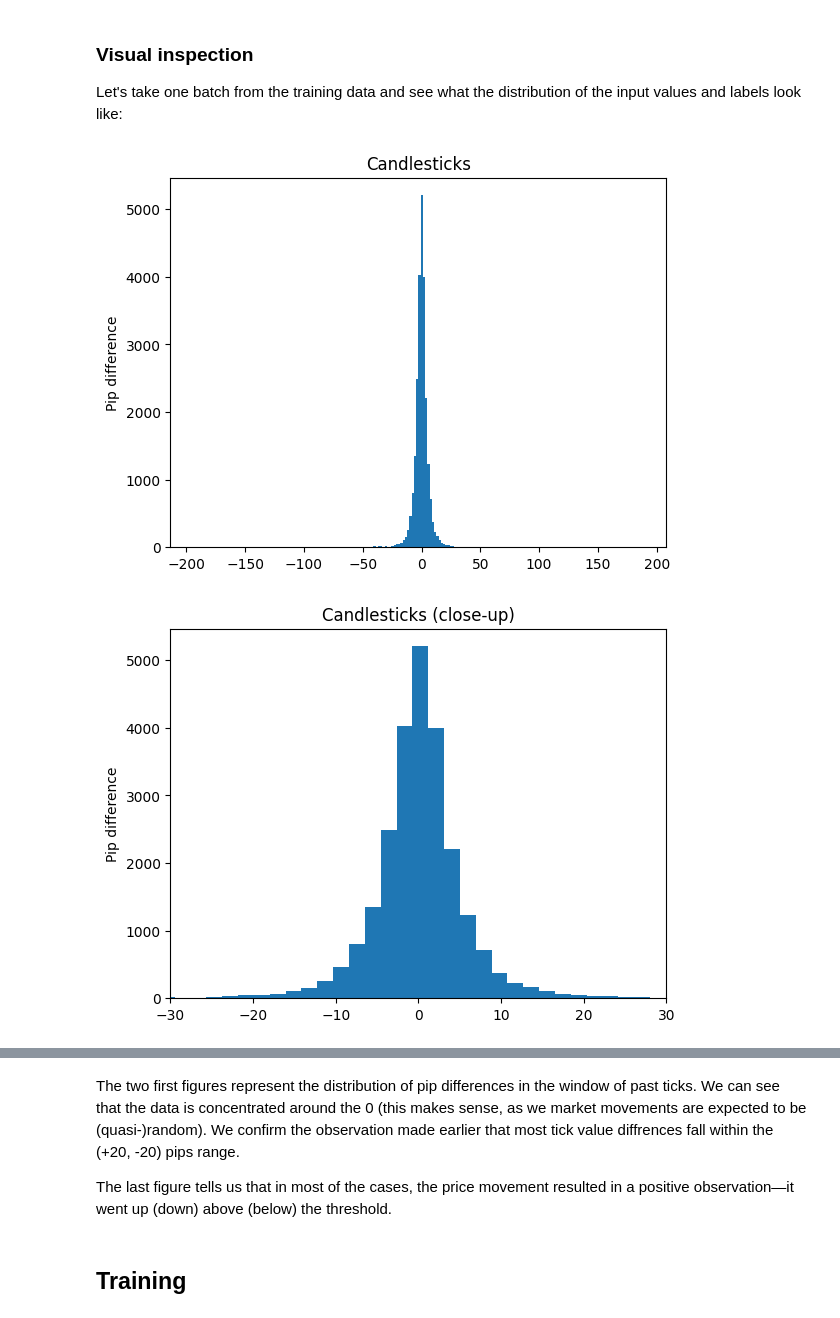
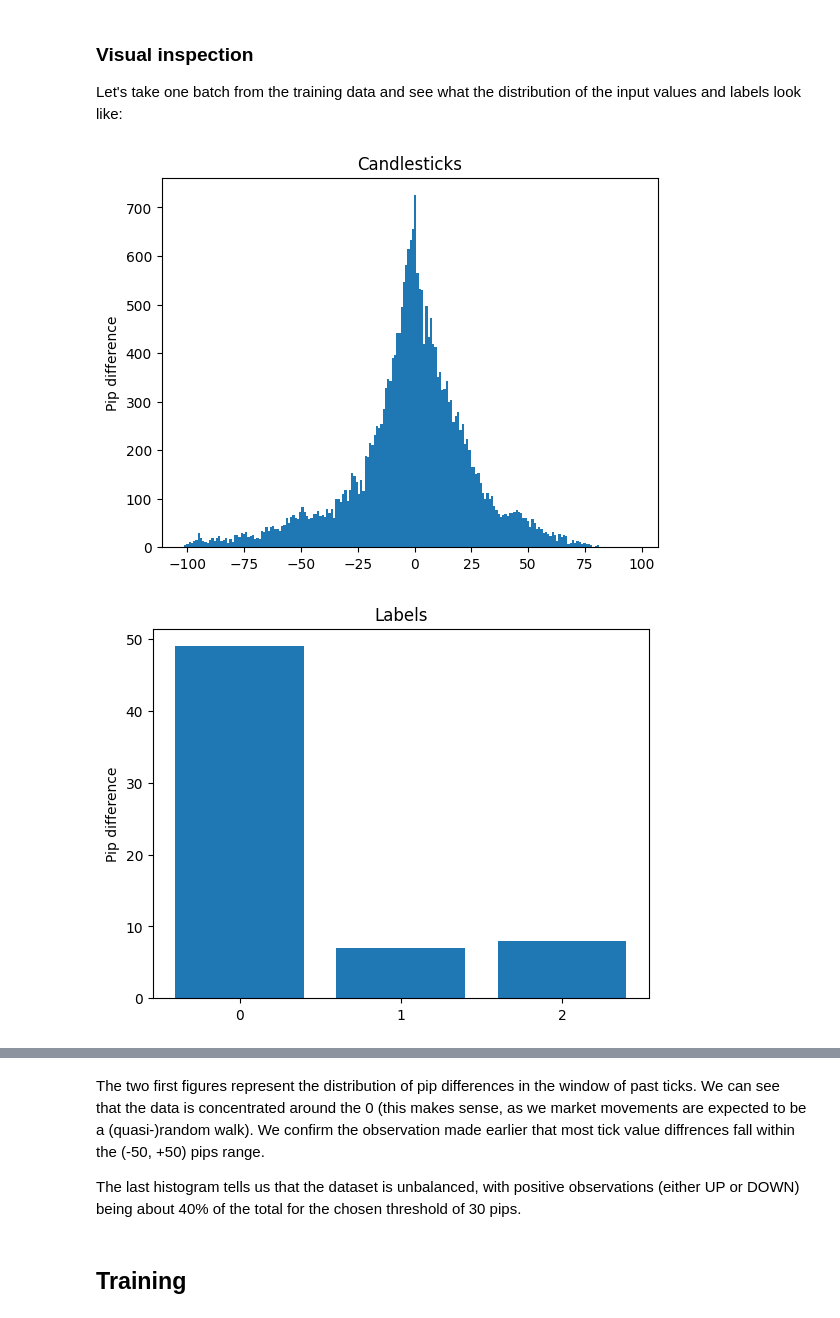
Before and after one commit to omcandido/forex-direction-predictor, a Jupyter notebook: demo.ipynb, the cells around one changed output, grey strips where cells are left out. Cells and saved outputs as stored; diff of their text form; code cells hidden in the pictures.

Commit message:
Change histogram after fixing the toPipDifferences function

```diff
--- a/demo.ipynb
+++ b/demo.ipynb
@@ -130,22 +130,16 @@ Let's take one batch from the training data and see what the distribution of the
 # %%
 x, y = next(iter(train_dataloader))
 
 plt.hist(x.numpy().flatten(), bins=200)
 plt.title('Candlesticks')
 plt.ylabel('Pip difference')
 plt.show()
 
-plt.hist(x.numpy().flatten(), bins=200)
-plt.title('Candlesticks (close-up)')
-plt.ylabel('Pip difference')
-plt.xlim(-30, 30)
-plt.show()
-
 plt.hist(y.numpy().flatten(), bins=np.arange(-0.5, 2.5+1, 1),rwidth=0.8)
 plt.title('Labels')
 plt.ylabel('Pip difference')
 plt.xticks([0, 1, 2])
 plt.show()
 # %% [output]
-[figure, old version]
+[figure, new version]
-[figure, old version]
+[figure, new version]
@@ -153,7 +146,7 @@ plt.show()
 # %% [markdown]
-The two first figures represent the distribution of pip differences in the window of past ticks. We can see that the data is concentrated around the 0 (this makes sense, as we market movements are expected to be (quasi-)random). We confirm the observation made earlier that most tick value diffrences fall within the (+20, -20) pips range.
+The two first figures represent the distribution of pip differences in the window of past ticks. We can see that the data is concentrated around the 0 (this makes sense, as we market movements are expected to be a (quasi-)random walk). We confirm the observation made earlier that most tick value diffrences fall within the (-50, +50) pips range.
 
-The last figure tells us that in most of the cases, the price movement resulted in a positive observation—it went up (down) above (below) the threshold.
+The last histogram tells us that the dataset is unbalanced, with positive observations (either UP or DOWN) being about 40% of the total for the chosen threshold of 30 pips.
 # %% [markdown]
 ## Training
 # %% [markdown]
```
Also changed, not shown: parts of 5 cells of this notebook.
